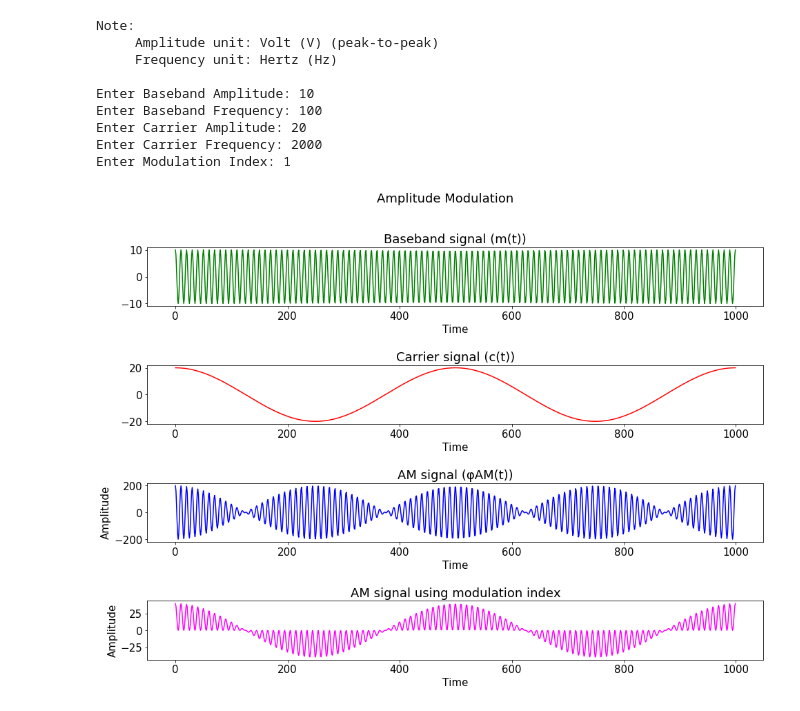
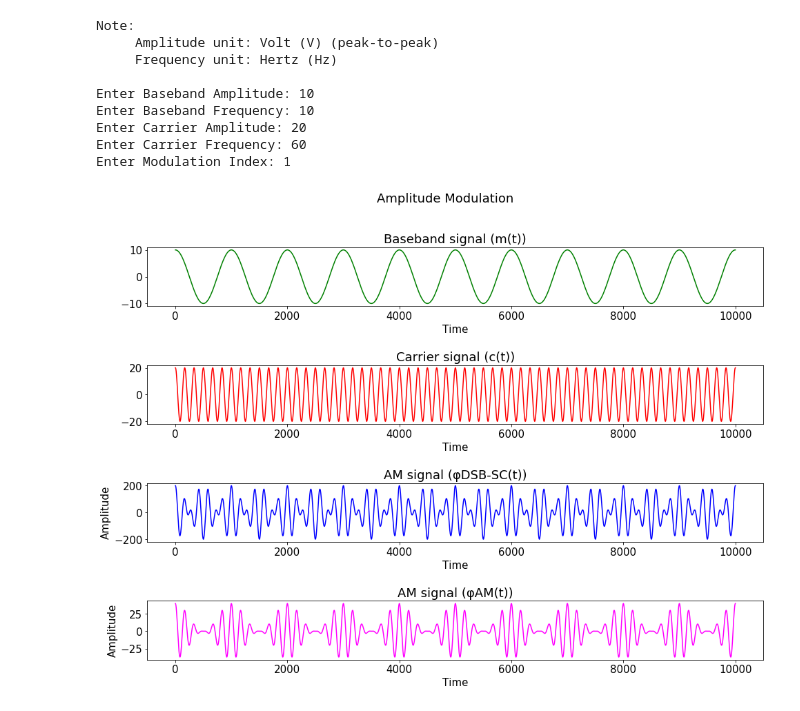
Before and after one commit to twisha-shah99/CommunicationSystems_LabWork, a Jupyter notebook: AM_Generation.ipynb, the cells around one changed output. Saved outputs shown, nothing was run; the diff lists cells and outputs as text; code cells hidden in the pictures.

```diff
--- a/AM_Generation.ipynb
+++ b/AM_Generation.ipynb
@@ -24,15 +24,15 @@ print("Note:")
 print("     Amplitude unit: Volt (V) (peak-to-peak)")
 print("     Frequency unit: Hertz (Hz)")
 print()
-A_m = float(input("Enter Baseband Amplitude: "))
-f_m = float(input("Enter Baseband Frequency: "))
-A_c = float(input("Enter Carrier Amplitude: "))
-f_c = float(input("Enter Carrier Frequency: "))
-u = float(input("Enter Modulation Index: "))
+A_m = float(input("Enter Baseband Amplitude: ")) #10
+f_m = float(input("Enter Baseband Frequency: ")) #10
+A_c = float(input("Enter Carrier Amplitude: ")) #20
+f_c = float(input("Enter Carrier Frequency: ")) #60
+u = float(input("Enter Modulation Index: "))#1
 
 # signal generation
 
-t = np.linspace(0, 1, 1000)
+t = np.linspace(0, 1, 10000)
 
 # w_m = 2*pi*f_m, similar for w_c
 baseband = A_m*np.cos(2*np.pi*f_m*t)
@@ -48,35 +48,35 @@ plt.plot(baseband,'g')
 plt.xlabel("Time")
 
 plt.subplot(4,1,2)
 plt.title("Carrier signal (c(t))")
 plt.plot(carrier, 'r')
 plt.xlabel("Time")
 
 plt.subplot(4,1,3)
-plt.title("AM signal (φAM(t))")
+plt.title("AM signal (φDSB-SC(t))")
 plt.plot(amplitude_modulated, color="blue")
 plt.ylabel("Amplitude")
 plt.xlabel("Time")
 
 plt.subplot(4,1,4)
-plt.title("AM signal using modulation index")
+plt.title("AM signal (φAM(t))")
 plt.plot(am_wave_using_mod_index, color="magenta")
 plt.ylabel("Amplitude")
 plt.xlabel("Time")
 
 plt.subplots_adjust(hspace=1)
 plt.rc('font', size=15)
 fig = plt.gcf()
 fig.suptitle("Amplitude Modulation")
 fig.set_size_inches(16, 11)
 # %% [output]
 Note:
      Amplitude unit: Volt (V) (peak-to-peak)
      Frequency unit: Hertz (Hz)
 
 Enter Baseband Amplitude: 10
-Enter Baseband Frequency: 100
+Enter Baseband Frequency: 10
 Enter Carrier Amplitude: 20
-Enter Carrier Frequency: 2000
+Enter Carrier Frequency: 60
 Enter Modulation Index: 1
-[figure, old version]
+[figure, new version]
```
Also changed, not shown: 1 other file.
